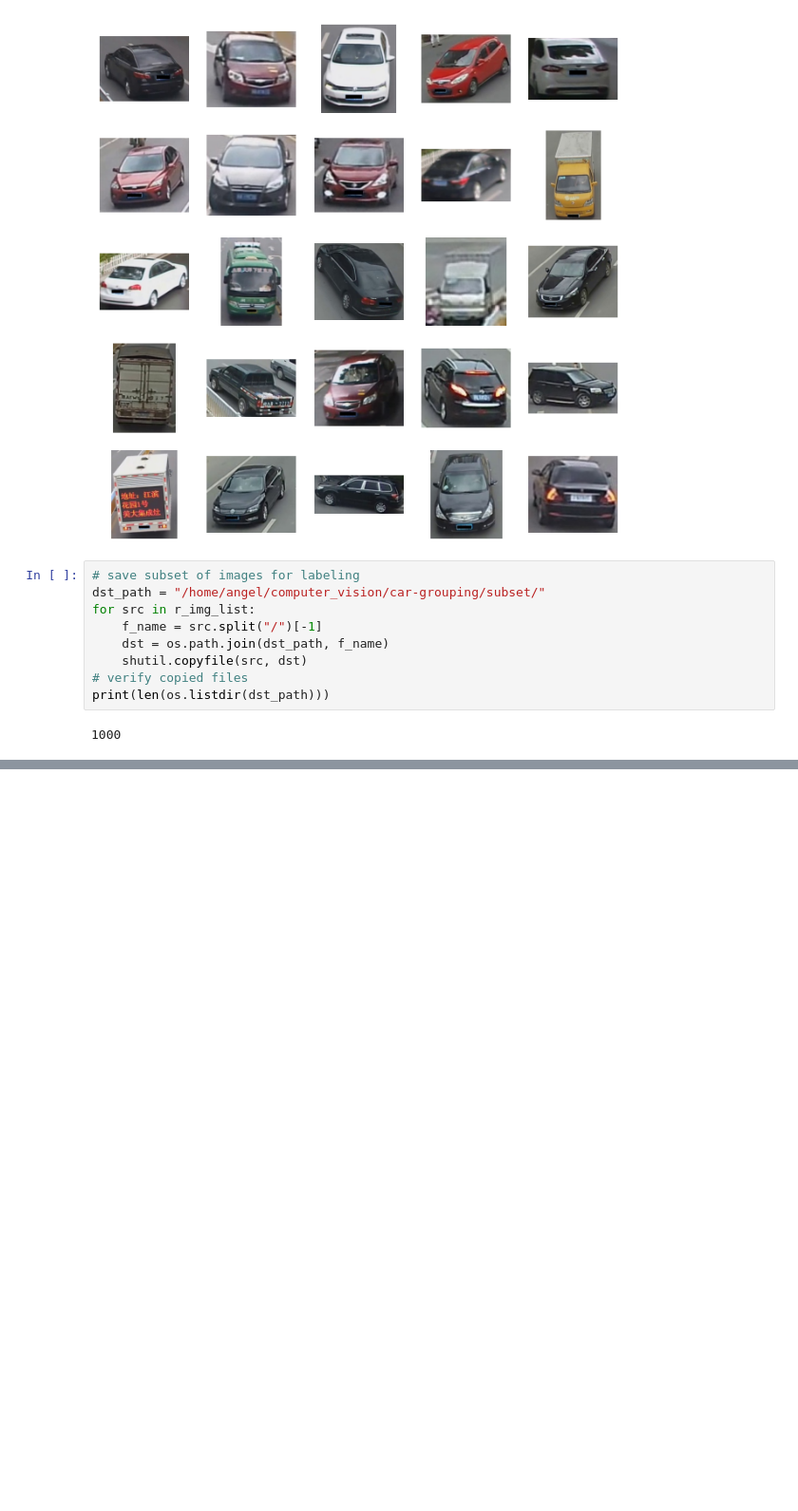
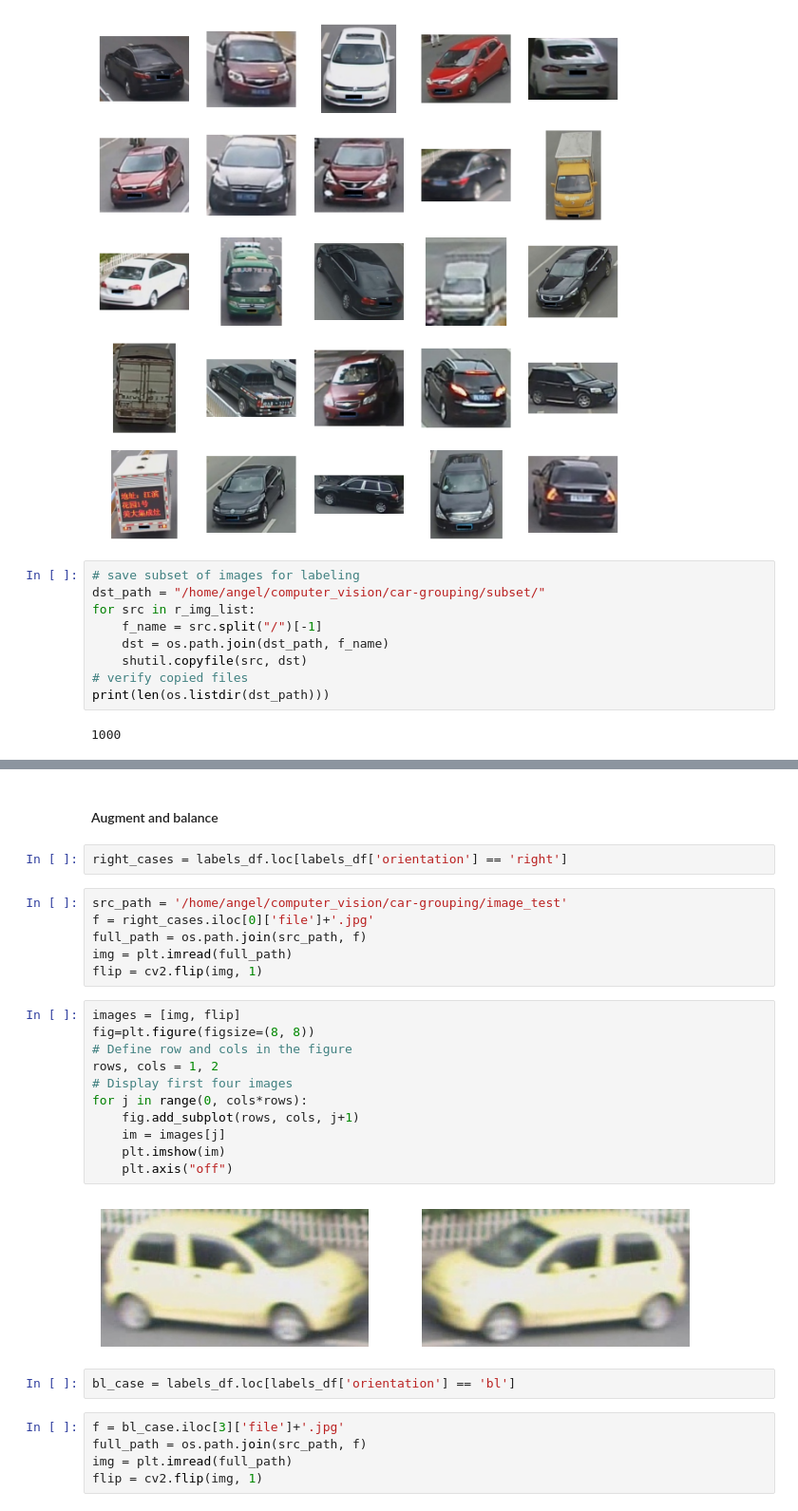
Before and after one commit to Angel-Ceballos/car-grouping, a Jupyter notebook: solution.ipynb, the cells around one changed output, grey strips where cells are left out. Shown at 95% size. Cells and saved outputs as stored; diff of their text form; blank space fills up the shorter version.

```diff
--- a/solution.ipynb
+++ b/solution.ipynb
@@ -53,0 +144,30 @@ print(len(os.listdir(dst_path)))
+# %% [markdown]
+#### Augment and balance
+# %%
+right_cases = labels_df.loc[labels_df['orientation'] == 'right']
+# %%
+src_path = '/home/angel/computer_vision/car-grouping/image_test'
+f = right_cases.iloc[0]['file']+'.jpg'
+full_path = os.path.join(src_path, f)
+img = plt.imread(full_path)
+flip = cv2.flip(img, 1)
+# %%
+images = [img, flip]
+fig=plt.figure(figsize=(8, 8))
+# Define row and cols in the figure
+rows, cols = 1, 2
+# Display first four images
+for j in range(0, cols*rows):
+    fig.add_subplot(rows, cols, j+1)
+    im = images[j]
+    plt.imshow(im)
+    plt.axis("off")
+# %% [output]
+[figure, added]
+# %%
+bl_case = labels_df.loc[labels_df['orientation'] == 'bl']
+# %%
+f = bl_case.iloc[3]['file']+'.jpg'
+full_path = os.path.join(src_path, f)
+img = plt.imread(full_path)
+flip = cv2.flip(img, 1)
```
Also changed, not shown: parts of 18 cells of this notebook, 8 other files.
